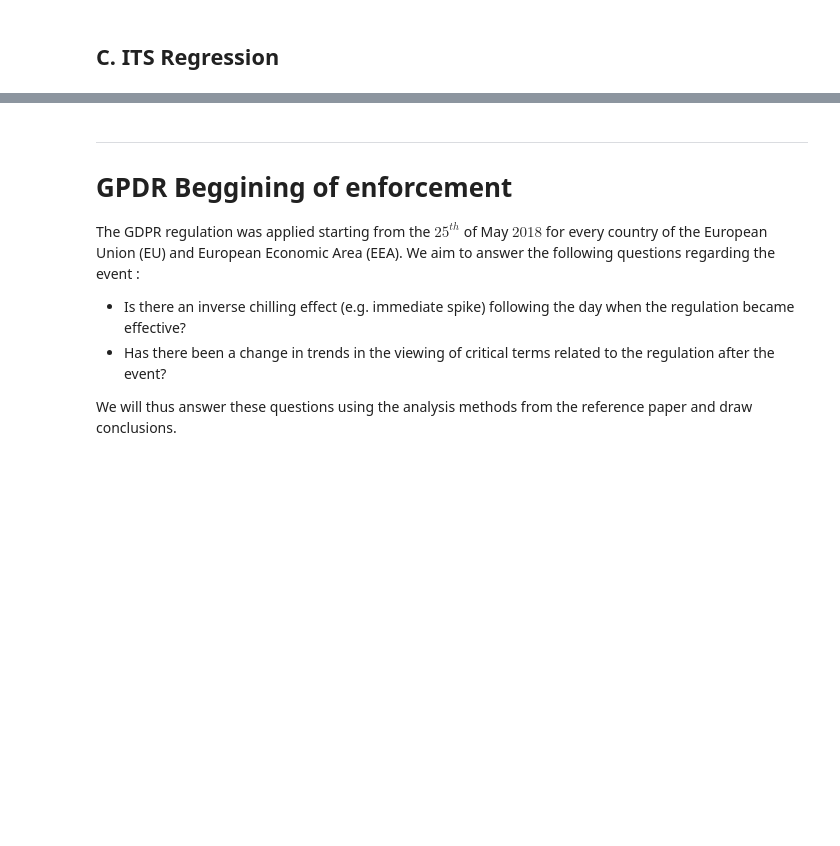
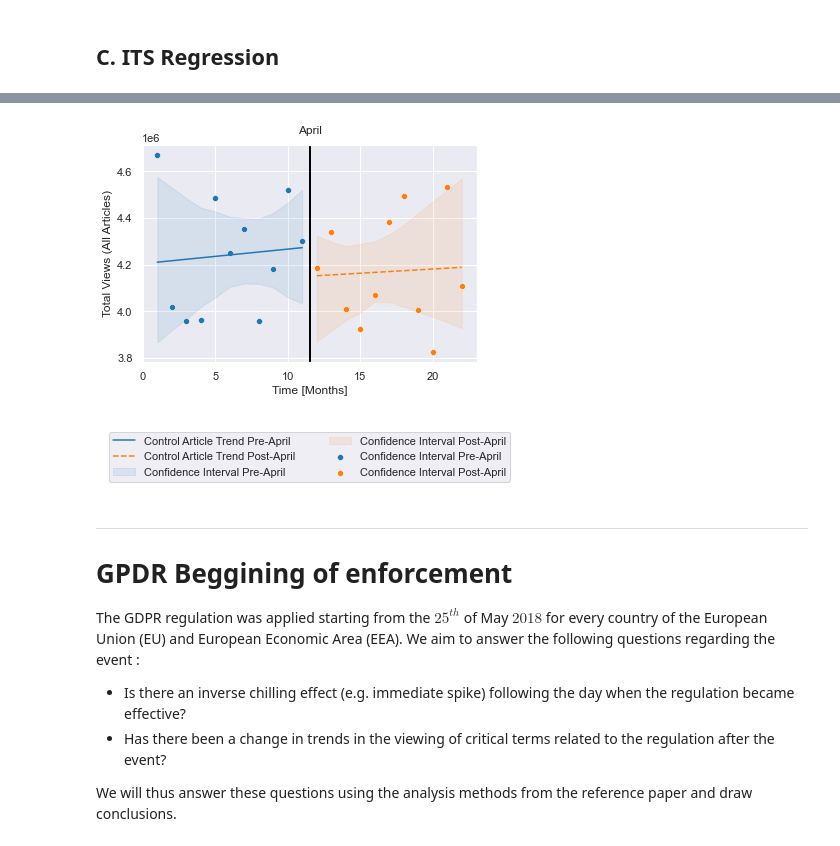
Before and after one commit to epfl-ada/ada-2020-project-milestone-p3-p3_studybuddy, a Jupyter notebook: MilestoneP3.ipynb, the cells around one changed output, grey strips where cells are left out. Cells and saved outputs as stored; diff of their text form; code cells hidden in the pictures; blank space fills up the shorter version.

```diff
--- a/MilestoneP3.ipynb
+++ b/MilestoneP3.ipynb
@@ -878,3 +990,10 @@ plotting('April', 'Control', reference_point, temp_control, ypred_control, y_err
+# %%
+# Plot the control group trends before and after the lauch of the regulation
+plotting('April', 'Control', reference_point, temp_control, ypred_control, y_error_control)
+
+plt.savefig('figs/April_control_trend.pdf', bbox_inches='tight')
+# %% [output]
+[figure, added]
 # %% [markdown]
 ---
 # GPDR Beggining of enforcement
```
Also changed, not shown: parts of 49 cells of this notebook, 9 other files.
